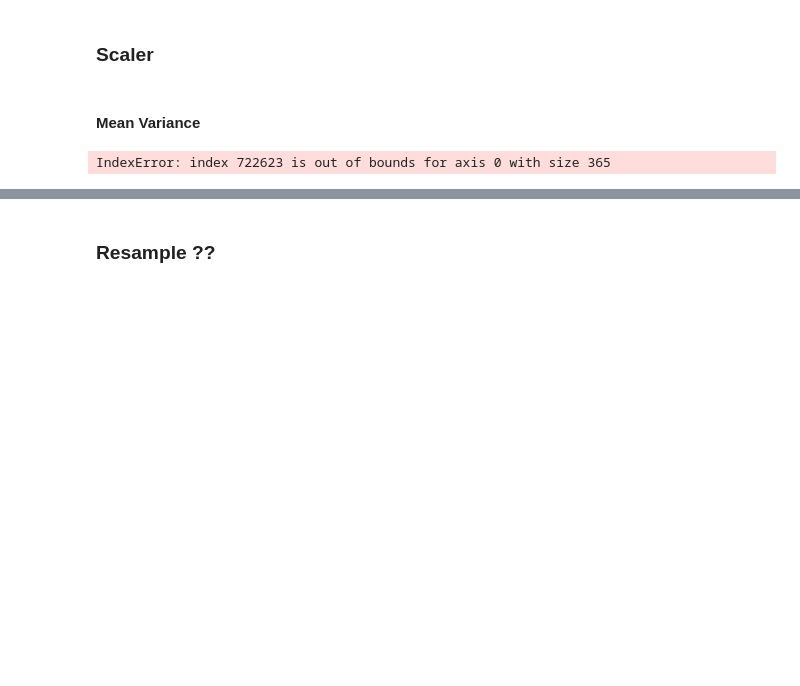
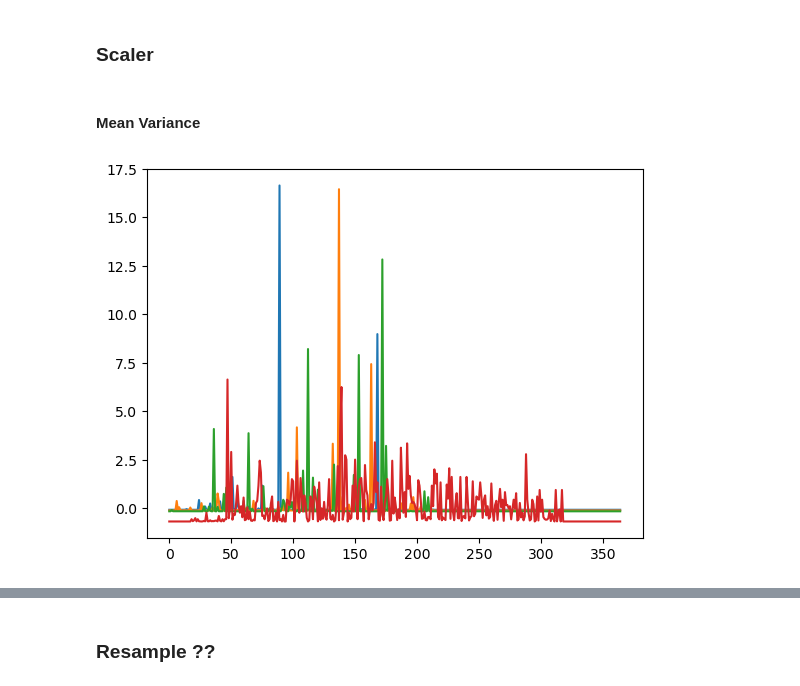
Before and after one commit to alessandrocubic/Unipi-Data-Mining-project-AY-22-23, a Jupyter notebook: TASK 4/Time_Series.ipynb, the cells around one changed output, grey strips where cells are left out. Cells and saved outputs as stored; diff of their text form; code cells hidden in the pictures; blank space fills up the shorter version.

```diff
--- a/TASK 4/Time_Series.ipynb
+++ b/TASK 4/Time_Series.ipynb
@@ -193,20 +198,20 @@ plt.show()
 #### Mean Variance
 # %%
 #scaler mean variance
-user_2019_std = pd.DataFrame()
+user_2019_std = pd.DataFrame(columns=user_2019_detrend.columns)
 scaler = TimeSeriesScalerMeanVariance(mu=0., std=1.)
-for col in user_2019.columns:
-    user_2019_std[col] = scaler.fit_transform(user_2019[col].values.reshape(1, -1)).flatten()
+for col in user_2019_detrend.columns:
+    user_2019_std[col] = scaler.fit_transform(user_2019_detrend[col].values.reshape(1, -1)).flatten()
 
 ts_example_1 = user_2019_std.iloc[:, 29]
 ts_example_2 = user_2019_std.iloc[:, 567]
 ts_example_3 = user_2019_std.iloc[:, 1000]
 ts_example_4 = user_2019_std.iloc[:, 867]
 plt.plot(ts_example_1)
 plt.plot(ts_example_2)
 plt.plot(ts_example_3)
 plt.plot(ts_example_4)
 plt.show()
 # %% [output]
-IndexError: index 722623 is out of bounds for axis 0 with size 365
+[figure, added]
 # %%
```
Also changed, not shown: parts of 18 cells of this notebook, 2 other files.
